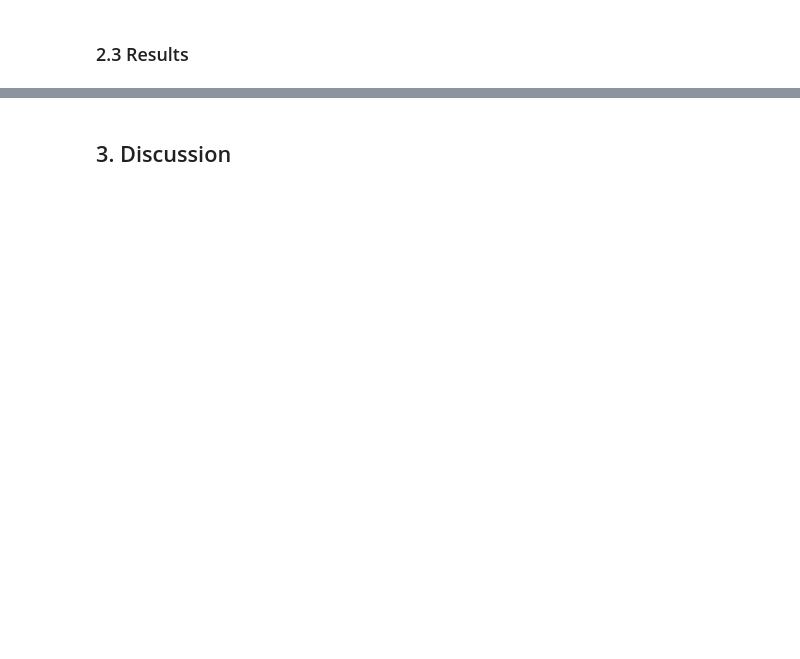
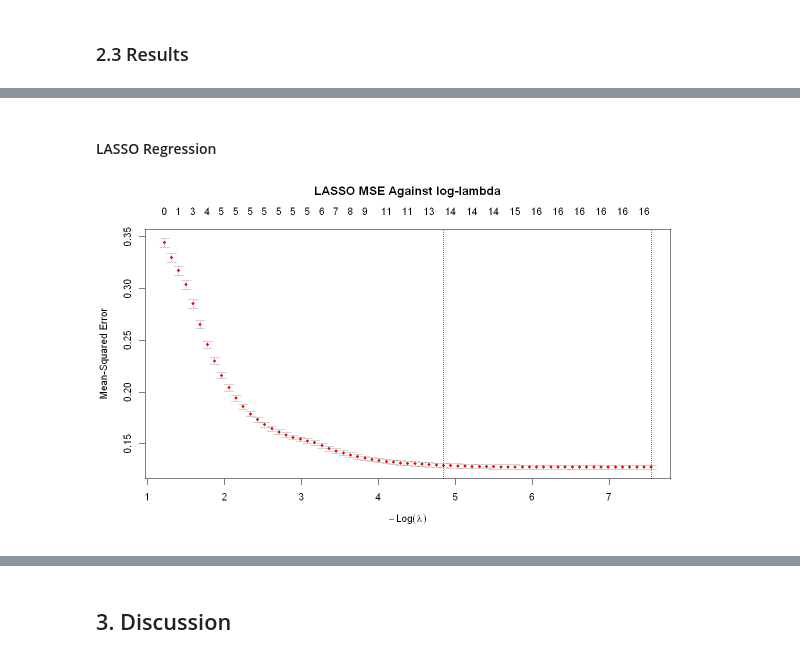
Before and after one commit to NathanPalaiologos/STAT-301-Project, a Jupyter notebook: group_16_final_report.ipynb, the cells around one changed output, grey strips where cells are left out. Drawn from its saved outputs; the diff is of its cells as text; code cells hidden in the pictures; blank space fills up the shorter version.

```diff
--- a/group_16_final_report.ipynb
+++ b/group_16_final_report.ipynb
@@ -540,2 +552,21 @@ Based on the exploratory data analysis, we will proceed with the following analy
 # %% [markdown]
 ### 2.3 Results
+# %%
+# Main developer: Nathan Zhang
+set.seed(555)  # For reproducible results
+
+# Create the dataframe for final modeling
+modeling_data <- clean_airbnb_data |>
+    mutate(log_realSum = log(realSum)) |>
+    select(-realSum, -lng, -lat)|>
+    glimpse()
+
+# Perform train-test split
+data_split <- initial_split(modeling_data, prop = 0.7, strata = log_realSum)
+
+train_data <- training(data_split)
+test_data <- testing(data_split)
+
+# View the length of the train and test sets
+nrow(train_data)
+nrow(test_data)
@@ -541,0 +673,27 @@ Based on the exploratory data analysis, we will proceed with the following analy
+# %% [markdown]
+#### LASSO Regression
+# %%
+# Main developer: Nathan Zhang
+
+# Prepare the data as matrices for lasso regression
+x_train <- model.matrix(
+  log_realSum ~ .,
+  data = train_data
+)[ , -1 ]
+
+y_train <- train_data$log_realSum
+# %%
+# Main developer: Nathan Zhang
+
+# Perform selection using LASSO
+lasso_model <- cv.glmnet(
+    x = x_train,
+    y = y_train,
+    alpha = 1
+)
+
+options(repr.plot.width = 10, repr.plot.height = 6)
+# Plot the LASSO MSE
+plot(lasso_model, main = "LASSO MSE Against log-lambda\n\n")
+# %% [output]
+[figure, added]
```
Also changed, not shown: parts of 19 cells of this notebook.
